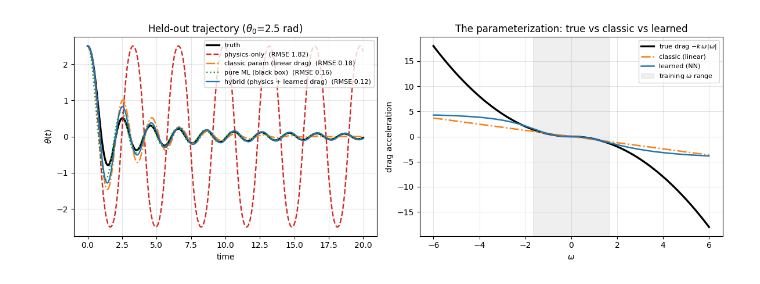
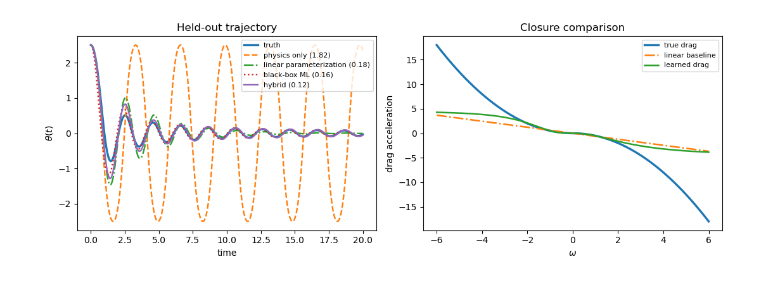
Before and after one commit to youranli001/physics-ml-hybrid-modeling, a Jupyter notebook: notebooks/01_hybrid_parameterization_pendulum.ipynb, the cells around one changed output. Cells and saved outputs as stored; diff of their text form; code cells hidden in the pictures.

Commit message:
Re-run notebooks

```diff
--- a/notebooks/01_hybrid_parameterization_pendulum.ipynb
+++ b/notebooks/01_hybrid_parameterization_pendulum.ipynb
@@ -154,16 +130,14 @@ hybrid has that force hard-wired and only extrapolates the small drag correction
 # %%
 theta0_test = 2.5
-th_true, om_true = integrate(true_accel, theta0_test, 0.0, dt, n_steps)
+th_true, _ = integrate(true_accel, theta0_test, 0.0, dt, n_steps)
 
-print(f"Test initial angle = {theta0_test} rad (training used <= {max(train_ics)} rad)\n")
-print(f"{'model':<34}{'RMSE in theta(t)':>18}")
-print("-" * 52)
 results = {}
+print(f"{'model':<26}{'theta RMSE':>12}")
+print("-" * 38)
+
 for name, fn in models.items():
     th_m, _ = integrate(fn, theta0_test, 0.0, dt, n_steps)
-    rmse = np.sqrt(np.mean((th_m - th_true) ** 2))
+    rmse = np.sqrt(np.mean((th_m - th_true)**2))
     results[name] = (th_m, rmse)
-    print(f"{name:<34}{rmse:>18.4f}")
-best = min(results, key=lambda k: results[k][1])
-print("-" * 52); print(f"best model: {best}")
+    print(f"{name:<26}{rmse:>12.4f}")
 # %% [output]
@@ -187,30 +150,27 @@ nonlinear drag, the classic linear fit, and the learned NN. Inside the training
 # %%
 t = np.arange(n_steps + 1) * dt
-fig, ax = plt.subplots(1, 2, figsize=(12, 4.4))
+fig, ax = plt.subplots(1, 2, figsize=(11, 4))
 
-ax[0].plot(t, th_true, "k", lw=2.4, label="truth")
-styles = {"physics-only": ("C3", "--"), "classic param (linear drag)": ("C1", "-."),
-          "pure ML (black box)": ("C2", ":"), "hybrid (physics + learned drag)": ("C0", "-")}
-for name, (col, ls) in styles.items():
-    ax[0].plot(t, results[name][0], col, ls=ls, lw=1.7,
-               label=f"{name}  (RMSE {results[name][1]:.2f})")
-ax[0].set_xlabel("time"); ax[0].set_ylabel(r"$\theta(t)$")
-ax[0].set_title(rf"Held-out trajectory ($\theta_0$={theta0_test} rad)")
-ax[0].legend(fontsize=8, loc="upper right"); ax[0].grid(alpha=0.3)
+ax[0].plot(t, th_true, lw=2.4, label="truth")
+line_styles = ["--", "-.", ":", "-"]
+for (name, (th_m, rmse)), ls in zip(results.items(), line_styles):
+    ax[0].plot(t, th_m, ls=ls, lw=1.7, label=f"{name} ({rmse:.2f})")
+ax[0].set_xlabel("time")
+ax[0].set_ylabel(r"$\theta(t)$")
+ax[0].set_title("Held-out trajectory")
+ax[0].legend(fontsize=8)
 
-w  = np.linspace(-6, 6, 200)
+w = np.linspace(-6, 6, 200)
 Xg = np.column_stack([np.zeros_like(w), w])
-w_train = OM[np.abs(TH) < 0.2].max()
-ax[1].plot(w, -K_DRAG * w * np.abs(w), "k", lw=2.4, label=r"true drag $-k\,\omega|\omega|$")
-ax[1].plot(w, -c_lin * w, "C1", ls="-.", lw=1.8, label="classic (linear)")
-ax[1].plot(w, nn_drag.predict(Xg), "C0", lw=1.8, label="learned (NN)")
-ax[1].axvspan(-w_train, w_train, color="grey", alpha=0.12, label=r"training $\omega$ range")
-ax[1].set_xlabel(r"$\omega$"); ax[1].set_ylabel("drag acceleration")
-ax[1].set_title("The parameterization: true vs classic vs learned")
-ax[1].legend(fontsize=8); ax[1].grid(alpha=0.3)
+ax[1].plot(w, -K_DRAG*w*np.abs(w), lw=2.4, label="true drag")
+ax[1].plot(w, -c_lin*w, ls="-.", lw=1.8, label="linear baseline")
+ax[1].plot(w, nn_drag.predict(Xg), lw=1.8, label="learned drag")
+ax[1].set_xlabel(r"$\omega$")
+ax[1].set_ylabel("drag acceleration")
+ax[1].set_title("Closure comparison")
+ax[1].legend(fontsize=8)
 
 fig.tight_layout()
-# fig.savefig("hybrid_parameterization_demo.png", dpi=130)   # uncomment to save next to the notebook
 plt.show()
 # %% [output]
-[figure, old version]
+[figure, new version]
```
Also changed, not shown: parts of 21 cells of this notebook, 2 other files.
